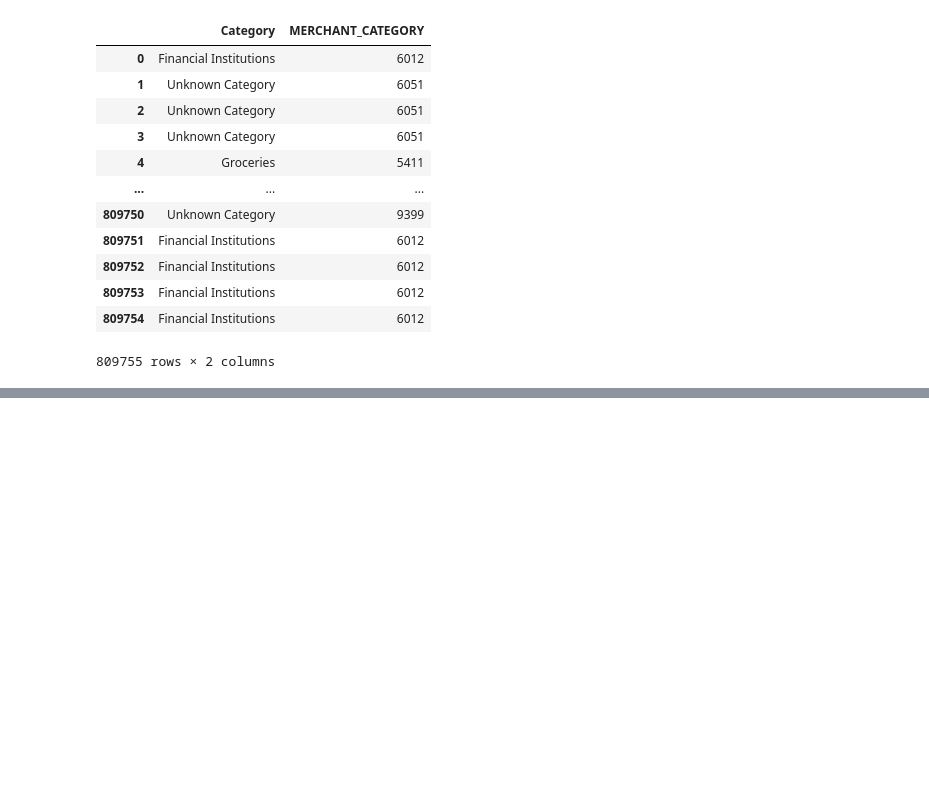
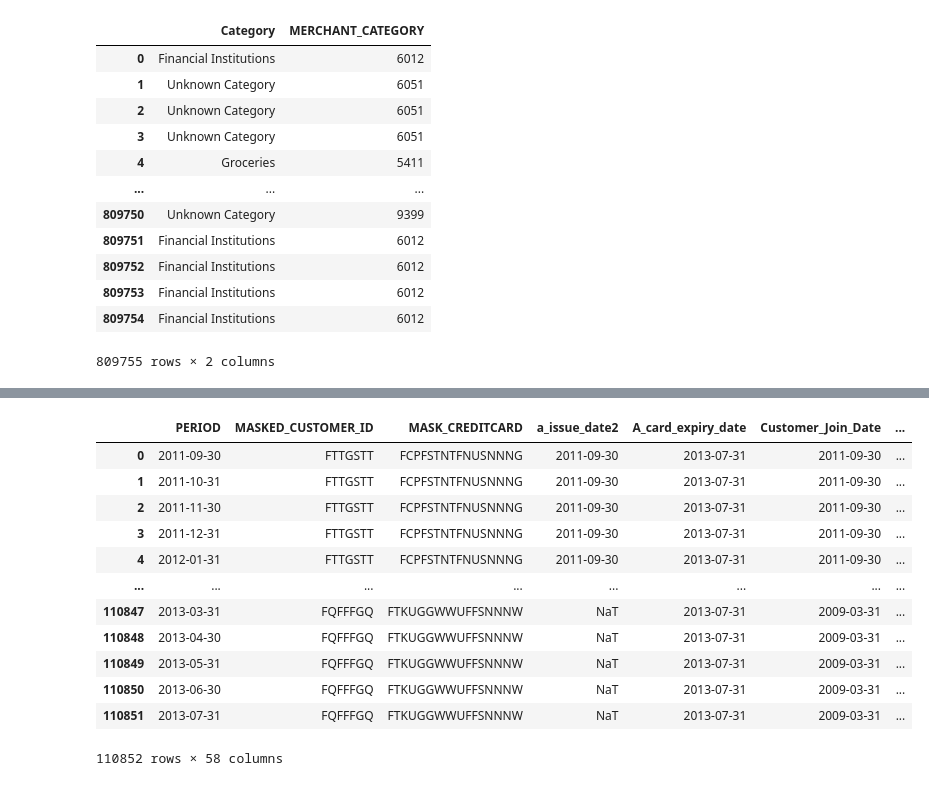
Before and after one commit to Shruti-codes-ml/B-Score, a Jupyter notebook: ShrutiPathak_Assignment1.ipynb, the cells around one changed output, grey strips where cells are left out. Cells and saved outputs as stored; diff of their text form; code cells hidden in the pictures; blank space fills up the shorter version.

Commit message:
numerical variable creation completed

```diff
--- a/ShrutiPathak_Assignment1.ipynb
+++ b/ShrutiPathak_Assignment1.ipynb
@@ -478,7 +777,7 @@ categories = category_data['Category'].unique()
 for category in categories:
     category_data['POST_DATE_AND_TIME'] = category_data['POST_DATE_AND_TIME'] + pd.offsets.MonthEnd(0)
 
-    category_data = category_data[
+    filtered_data = category_data[
         ((category_data['Category'] == category)) &
         (category_data['REVERSAL_FLAG'] == 'N')
     ]
@@ -513,0 +815,38 @@ Summary for Financial Institutions
+# %%
+data4 = data.copy()
+# %%
+#check the no of reporting months data available for each account
+data4['entry_count'] = data4.groupby('MASK_CREDITCARD')['MASK_CREDITCARD'].transform('size')
+#keep accounts having more than 18 months of reporting data
+data4 = data4[data4['entry_count'] > 17].drop(['entry_count'],axis=1)
+#sort data according to MASK_CREDITCARD and PERIOD
+data4 = data4.sort_values(['MASK_CREDITCARD','PERIOD'])
+
+#bad flag creation : check if the particular account has defaulted in the next 12 months and assign bad flag accordingly
+
+indexer = pd.api.indexers.FixedForwardWindowIndexer(window_size=12)
+data4['max_default'] = data4.groupby('MASK_CREDITCARD')['NB_DAYS_DELINQ'].transform(lambda x: x.shift(-1).rolling(window=indexer,min_periods=1).max())
+data4['Bad_Flag'] = data4['max_default'] >= 4
+data4['Bad_Flag'].value_counts()
+
+data4.head(10)
+#first reporting of each account
+data4['First_Reporting'] = data4.groupby("MASK_CREDITCARD")['PERIOD'].transform('min')
+data4['MOB'] = ((data4['PERIOD'].dt.year - data4['First_Reporting'].dt.year)*12 + (data4['PERIOD'].dt.month - data4['First_Reporting'].dt.month)).astype(int)
+
+# data4_excl1 = data4[data4['MOB'] < 6]
+# data4['Bad_Flag'].value_counts()
+# %%
+combined_df = payment_values.merge(withdrawal_values, on=['MASK_CREDITCARD', 'POST_DATE_AND_TIME'], how='outer')
+combined_df = combined_df.merge(latefees_values, on=['MASK_CREDITCARD', 'POST_DATE_AND_TIME'], how='outer')
+
+for category, category_df in category_dfs.items():
+    category_df = category_df.rename(columns={'No_of_transactions': f'{category}_transactions',
+                                              'Sum_of_transactions': f'{category}_sum'})
+    combined_df = combined_df.merge(category_df, on=['MASK_CREDITCARD', 'POST_DATE_AND_TIME'], how='outer')
+
+# Fill NaN values with 0 since merging with outer join may result in NaNs where data doesn't exist
+combined_df = combined_df.fillna(0)
+
+# Display the combined dataframe
+combined_df.head(10)
@@ -513,0 +866,18 @@ Summary for Financial Institutions
+# %%
+data4 = data4.merge(combined_df, left_on = ['MASK_CREDITCARD', 'PERIOD'],right_on =['MASK_CREDITCARD', 'POST_DATE_AND_TIME'], how='left')
+data4 = data4.sort_values(['MASK_CREDITCARD','PERIOD'])
+data4
+# %% [output]
+|  | PERIOD | MASKED_CUSTOMER_ID | MASK_CREDITCARD | a_issue_date2 | A_card_expiry_date | Customer_Join_Date | ... |
+| 0 | 2011-09-30 | FTTGSTT | FCPFSTNTFNUSNNNG | 2011-09-30 | 2013-07-31 | 2011-09-30 | ... |
+| 1 | 2011-10-31 | FTTGSTT | FCPFSTNTFNUSNNNG | 2011-09-30 | 2013-07-31 | 2011-09-30 | ... |
+| 2 | 2011-11-30 | FTTGSTT | FCPFSTNTFNUSNNNG | 2011-09-30 | 2013-07-31 | 2011-09-30 | ... |
+| 3 | 2011-12-31 | FTTGSTT | FCPFSTNTFNUSNNNG | 2011-09-30 | 2013-07-31 | 2011-09-30 | ... |
+| 4 | 2012-01-31 | FTTGSTT | FCPFSTNTFNUSNNNG | 2011-09-30 | 2013-07-31 | 2011-09-30 | ... |
+| ... | ... | ... | ... | ... | ... | ... | ... |
+| 110847 | 2013-03-31 | FQFFFGQ | FTKUGGWWUFFSNNNW | NaT | 2013-07-31 | 2009-03-31 | ... |
+| 110848 | 2013-04-30 | FQFFFGQ | FTKUGGWWUFFSNNNW | NaT | 2013-07-31 | 2009-03-31 | ... |
+| 110849 | 2013-05-31 | FQFFFGQ | FTKUGGWWUFFSNNNW | NaT | 2013-07-31 | 2009-03-31 | ... |
+| 110850 | 2013-06-30 | FQFFFGQ | FTKUGGWWUFFSNNNW | NaT | 2013-07-31 | 2009-03-31 | ... |
+| 110851 | 2013-07-31 | FQFFFGQ | FTKUGGWWUFFSNNNW | NaT | 2013-07-31 | 2009-03-31 | ... |
+110852 rows × 58 columns
```
Also changed, not shown: parts of 81 cells of this notebook, 4 other files.
